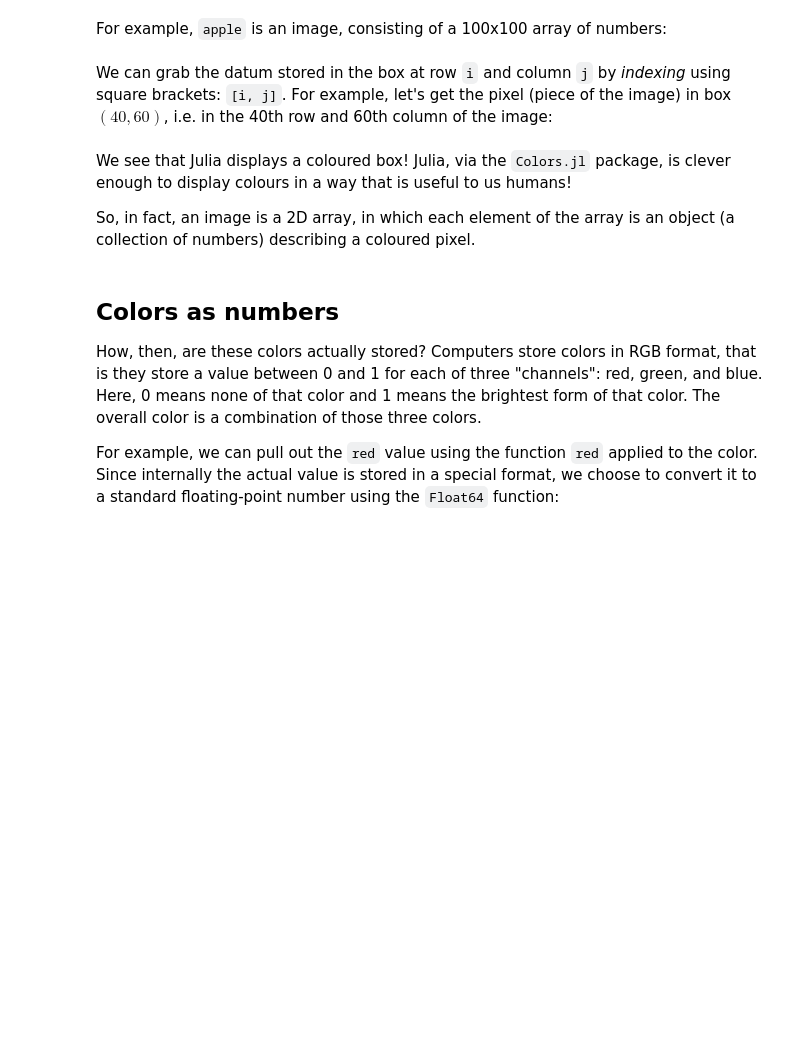
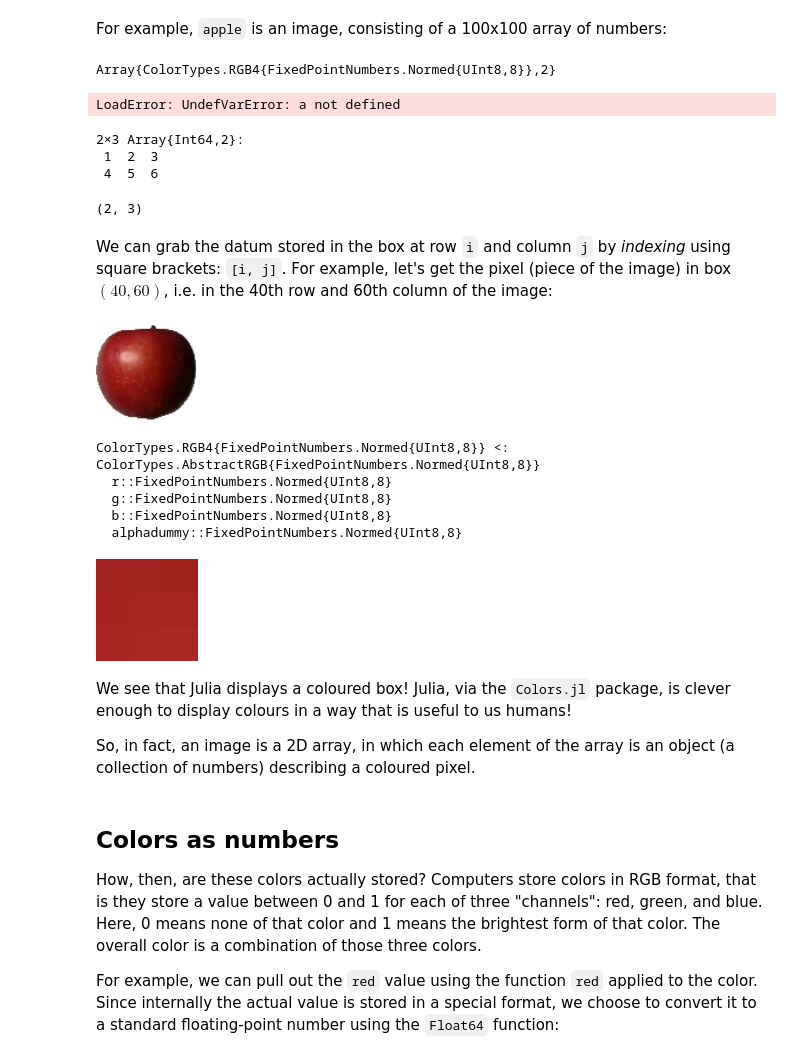
Before and after one commit to fflory/training_julia_201806, a Jupyter notebook: training/iccml/01. ML - Representing data in a computer.ipynb, the cells around one changed output. Saved outputs shown, nothing was run; the diff lists cells and outputs as text; code cells hidden in the pictures; blank space fills up the shorter version.

```diff
--- a/training/iccml/01. ML - Representing data in a computer.ipynb
+++ b/training/iccml/01. ML - Representing data in a computer.ipynb
@@ -27,11 +31,41 @@ An array is a bunch of numbers in connected boxes; the figure above shows a 1-di
 # %% [markdown]
 For example, `apple` is an image, consisting of a 100x100 array of numbers:
 # %%
-size(apple)
+typeof(apple)
+# %% [output]
+Array{ColorTypes.RGB4{FixedPointNumbers.Normed{UInt8,8}},2}
+# %%
+typeof(a)
+# %% [output]
+LoadError: UndefVarError: a not defined
+# %%
+a = [ 1 2 3;4 5 6]
+# %% [output]
+2×3 Array{Int64,2}:
+ 1  2  3
+ 4  5  6
+# %%
+size(a)
+# %% [output]
+(2, 3)
 # %% [markdown]
 We can grab the datum stored in the box at row `i` and column `j` by *indexing* using square brackets: `[i, j]`. For example, let's get the pixel (piece of the image) in box $(40, 60)$, i.e. in the 40th row and 60th column of the image:
 # %%
-apple[40, 60]
+apple
+# %% [output]
+[figure, added]
+# %%
+dump(typeof(apple[40, 60]))
+# %% [output]
+ColorTypes.RGB4{FixedPointNumbers.Normed{UInt8,8}} <: ColorTypes.AbstractRGB{FixedPointNumbers.Normed{UInt8,8}}
+  r::FixedPointNumbers.Normed{UInt8,8}
+  g::FixedPointNumbers.Normed{UInt8,8}
+  b::FixedPointNumbers.Normed{UInt8,8}
+  alphadummy::FixedPointNumbers.Normed{UInt8,8}
+# %%
+apple[18:20,29:31]
+# %% [output]
+[figure, added]
 # %% [markdown]
 We see that Julia displays a coloured box! Julia, via the `Colors.jl` package, is clever enough to display colours in a way that is useful to us humans!
 
```
Also changed, not shown: parts of 25 cells of this notebook, 4 other files.
